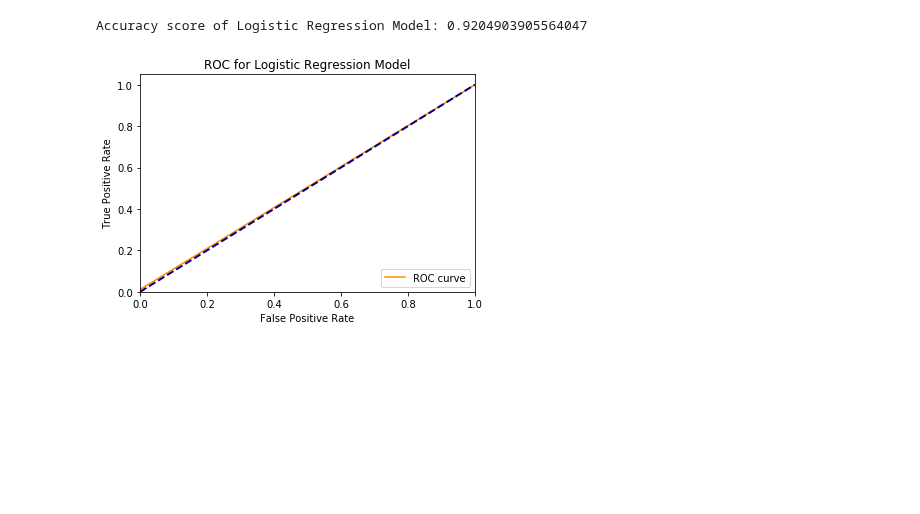
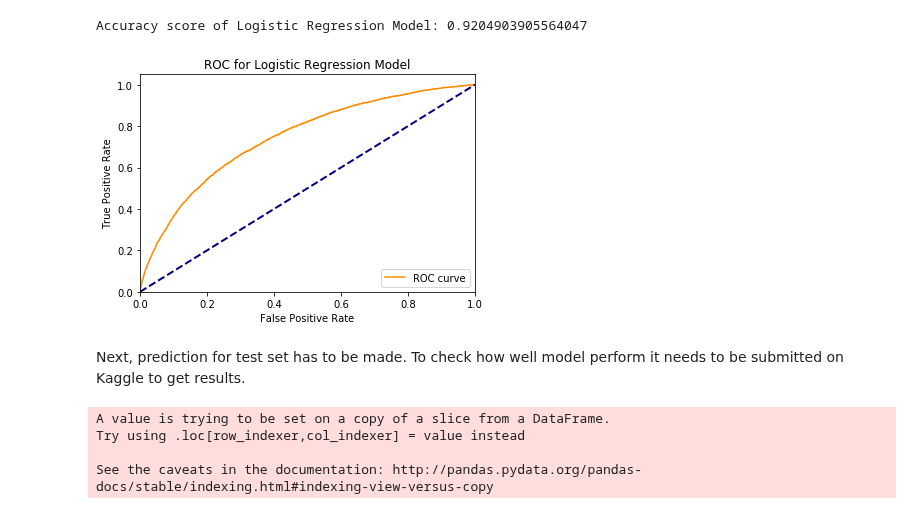
Before and after one commit to ASzwarc/HomeCreditDefaultRisk, a Jupyter notebook: HomeCreditDefaultRisk_Solution.ipynb, the cells around one changed output. Saved outputs shown, nothing was run; the diff lists cells and outputs as text; code cells hidden in the pictures; blank space fills up the shorter version.

Commit message:
Logistic Regression Model - plotting ROC, prediction on test set, submission file creation

```diff
--- a/HomeCreditDefaultRisk_Solution.ipynb
+++ b/HomeCreditDefaultRisk_Solution.ipynb
@@ -780,6 +780,7 @@ First, model with default parameters will be implemented to check default accura
 log_regression_model = LogisticRegression()
 log_regression_model.fit(X_train, y_train)
 predicted_labels = log_regression_model.predict(X_test)
+pred_prob = log_regression_model.predict_proba(X_test)[:,1]
 # %% [markdown]
 Checking accuracy score of Logistic Regression Model
 # %%
@@ -789,6 +790,8 @@ print("Accuracy score of Logistic Regression Model: {}".format(logistic_regressi
 # %% [output]
 Accuracy score of Logistic Regression Model: 0.9204903905564047
 # %%
-plot_roc_curve_for_model(y_test, predicted_labels, "ROC for Logistic Regression Model")
+plot_roc_curve_for_model(y_test, pred_prob, "ROC for Logistic Regression Model")
 # %% [output]
-[figure, old version]
+[figure, new version]
+# %% [markdown]
+Next, prediction for test set has to be made. To check how well model perform it needs to be submitted on Kaggle to get results.
@@ -794,0 +800,8 @@ plot_roc_curve_for_model(y_test, predicted_labels, "ROC for Logistic Regression
+# %%
+log_reg_default_model_submission = test_data_encoded[['SK_ID_CURR']]
+log_reg_default_model_submission['TARGET'] = test_data_pred_prob
+# %% [output]
+A value is trying to be set on a copy of a slice from a DataFrame.
+Try using .loc[row_indexer,col_indexer] = value instead
+
+See the caveats in the documentation: http://pandas.pydata.org/pandas-docs/stable/indexing.html#indexing-view-versus-copy
```
Also changed, not shown: parts of 5 cells of this notebook.
